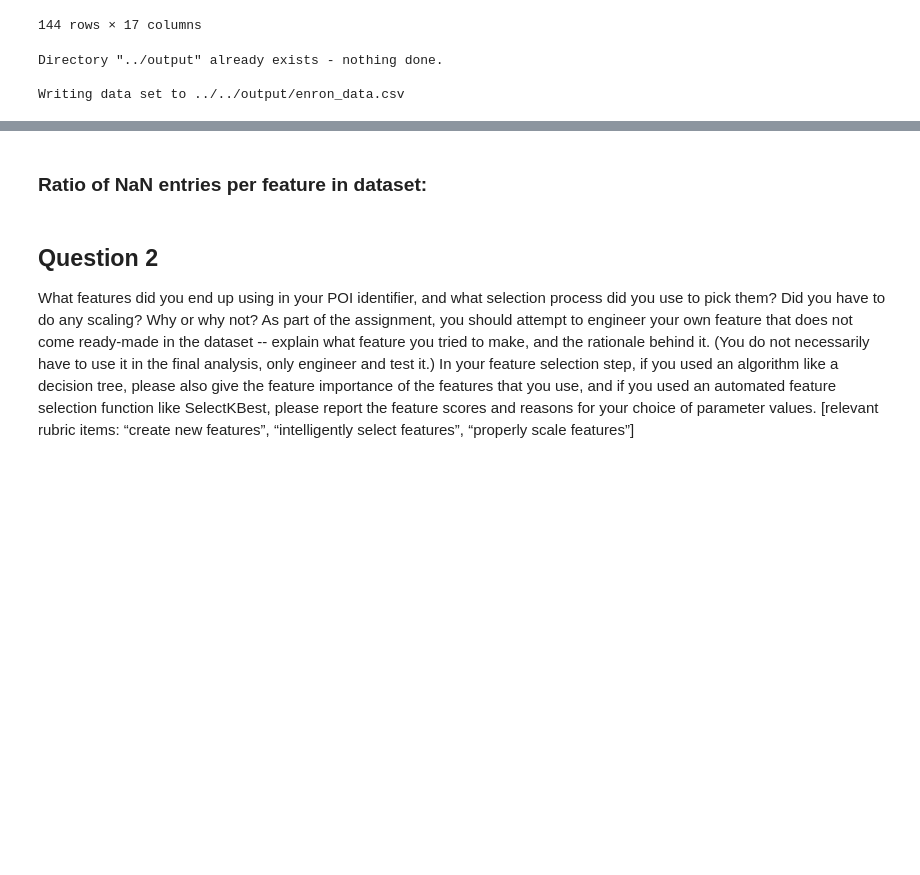
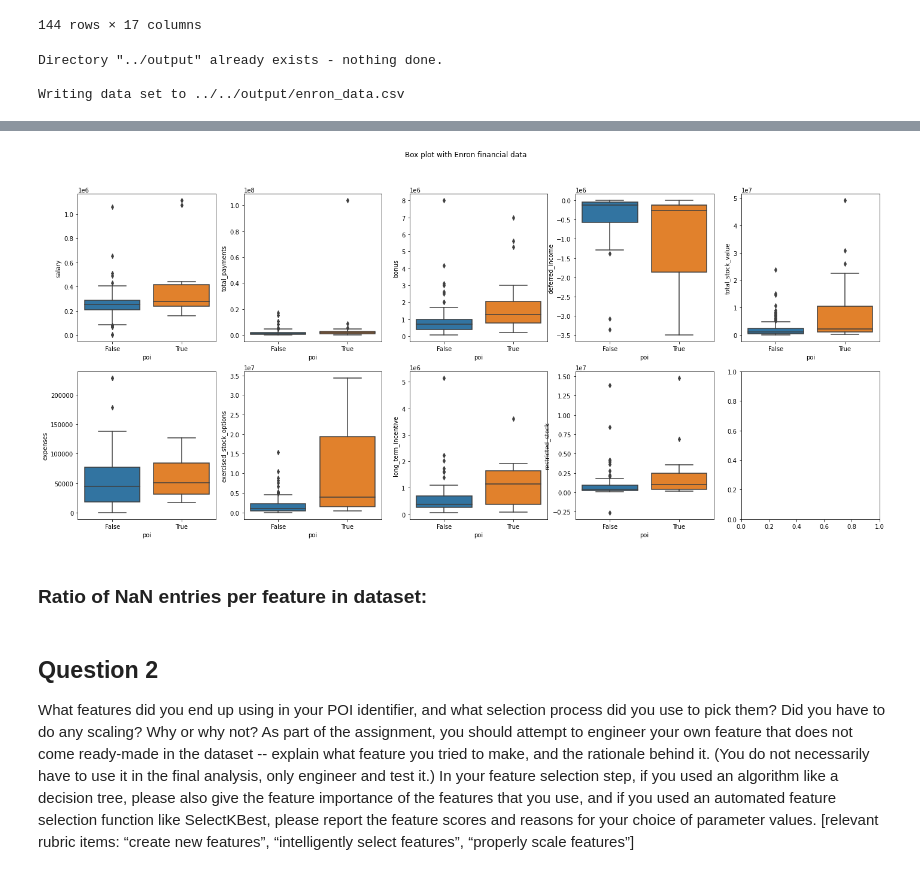
Before and after one commit to tandaniel/tandaniel, a Jupyter notebook: main/main.ipynb, the cells around one changed output, grey strips where cells are left out. Cells and saved outputs as stored; diff of their text form; code cells hidden in the pictures; blank space fills up the shorter version.

Commit message:
Added financial features plot

```diff
--- a/main/main.ipynb
+++ b/main/main.ipynb
@@ -306,6 +306,7 @@ def clean_features(dict, features_to_exclude):
 data_dict = clean_features(data_dict, nan_features)
 # %%
 enron_df = (pd.DataFrame.from_dict(data_dict)).T
+enron_df.replace('NaN', pd.np.nan, inplace=True)
 enron_df
 # %% [output]
 |  | salary | to_messages | total_payments | bonus | email_address | deferred_income | total_stock_value | ... |
@@ -332,15 +333,9 @@ Writing data set to ../../output/enron_data.csv
 #--- further explore the new dataset by looking into each feature:
 
 #--- Money related features:
-money_features = ['salary', 'total_payments', 'bonus', 'deferred_income', 'total_stock_value',
+financial_features = ['salary', 'total_payments', 'bonus', 'deferred_income', 'total_stock_value',
     'expenses', 'exercised_stock_options', 'long_term_incentive', 'restricted_stock']
+
 #--- Email related features:
 email_features = ['email_address', 'from_poi_to_this_person','from_this_person_to_poi','from_messages',
     'shared_receipt_with_poi','to_messages']
-
-#--- Explore money features:
-enron_df.to_numeric()
-salary_avg = enron_df.groupby('poi').mean()['salary']
-sns.boxplot(x='poi', y='salary', data = enron_df)
-
-#--- Compare POI data vs non-POI data:
@@ -349,3 +354,26 @@ AttributeError: 'DataFrame' object has no attribute 'to_numeric'
+# %%
+#--- Explore financial features:
+#--- Ref: https://www.geeksforgeeks.org/multi-plot-grid-in-seaborn/
+
+# average_salary = enron.groupby('poi').mean()['salary']
+
+fig, axes = plt.subplots(2, 5, figsize=(24, 10))
+fig.suptitle('Box plot with Enron financial data')
+
+k = 0
+for i in range(2):
+    for j in range(5):
+        feature = financial_features[k]
+        (pd.to_numeric(enron_df[feature]).groupby(enron_df['poi'])).mean()
+        sns.boxplot(ax=axes[i, j], data=enron_df, x='poi', y=feature)
+        if (k+1) < len(financial_features):
+            k+=1
+        else:
+            break
+
+#--- Compare POI data vs non-POI data:
+# %% [output]
+[figure, added]
 # %% [markdown]
 <h3>Ratio of NaN entries per feature in dataset:</h3>
 # %% [markdown]
```
Also changed, not shown: parts of 3 cells of this notebook.
